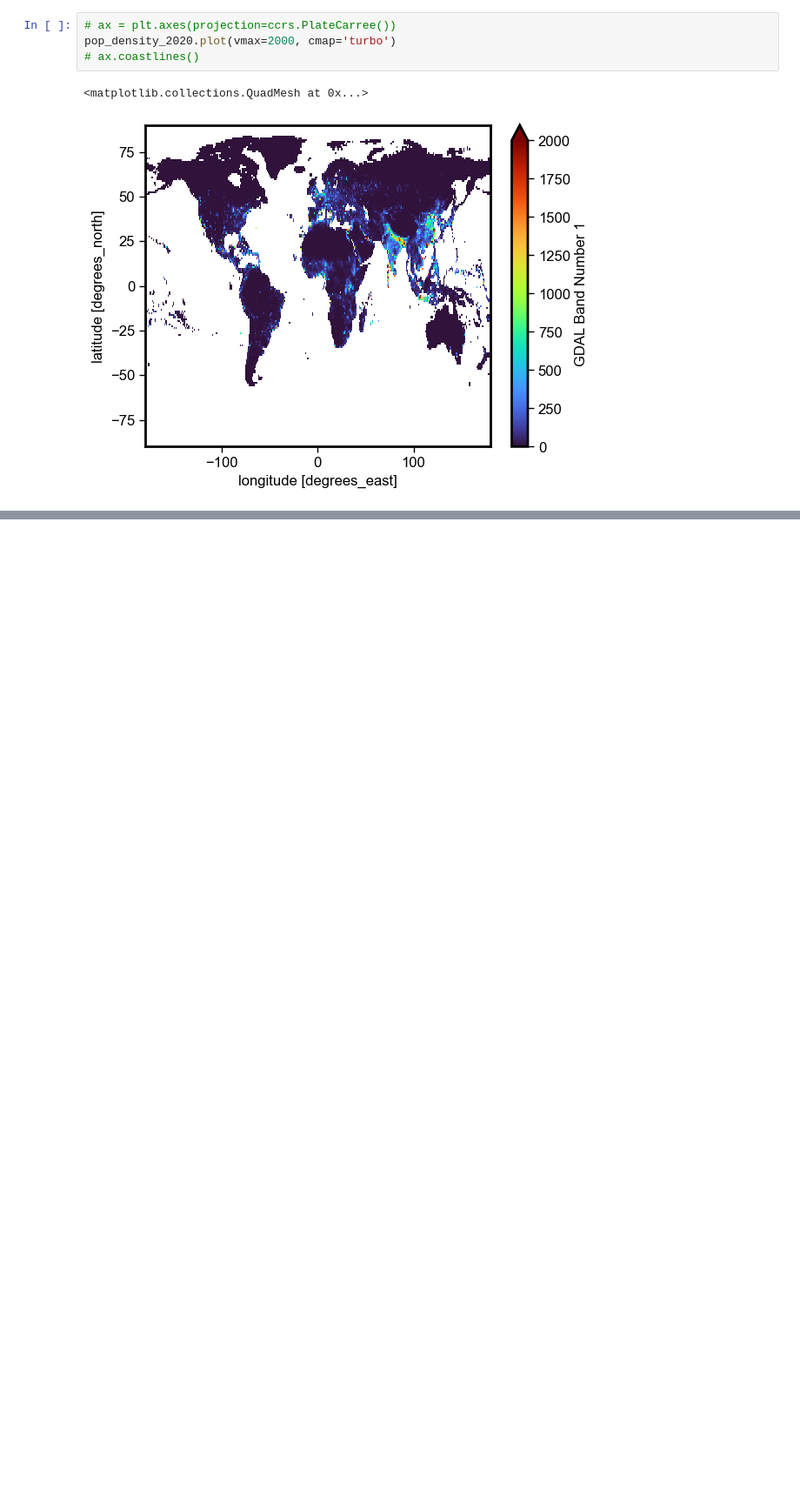
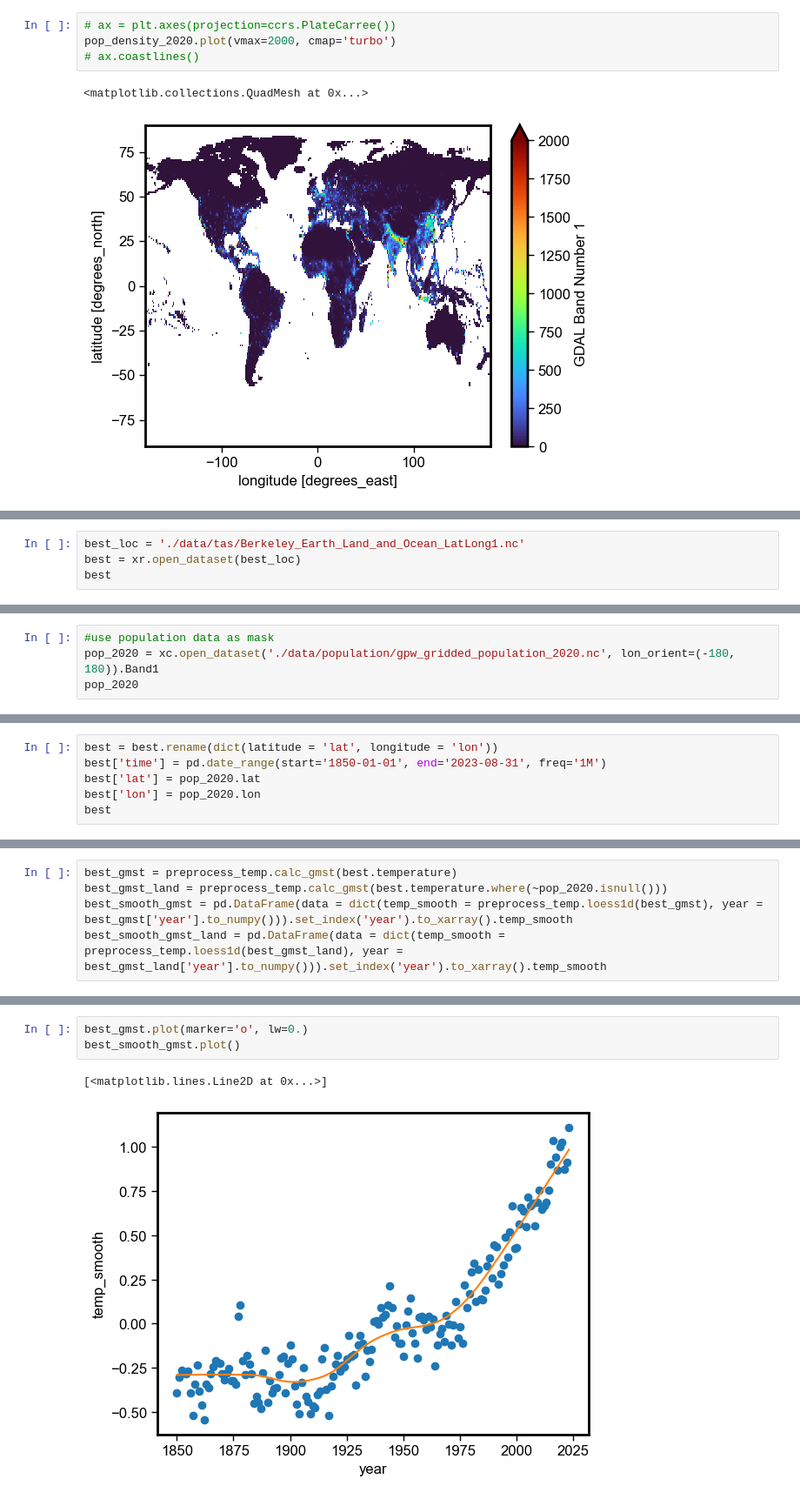
Before and after one commit to adisen99/reg_temp_accl, a Jupyter notebook: 06_code_review1.ipynb, the cells around one changed output, grey strips where cells are left out. Shown: that part at 87% size. Saved outputs shown, nothing was run; the diff lists cells and outputs as text; blank space fills up the shorter version.

```diff
--- a/06_code_review1.ipynb
+++ b/06_code_review1.ipynb
@@ -57,0 +60,4 @@ pop_density_2020.plot(vmax=2000, cmap='turbo')
+# %%
+best_loc = './data/tas/Berkeley_Earth_Land_and_Ocean_LatLong1.nc'
+best = xr.open_dataset(best_loc)
+best
@@ -57,0 +84,4 @@ pop_density_2020.plot(vmax=2000, cmap='turbo')
+# %%
+#use population data as mask
+pop_2020 = xc.open_dataset('./data/population/gpw_gridded_population_2020.nc', lon_orient=(-180, 180)).Band1
+pop_2020
@@ -57,0 +99,6 @@ pop_density_2020.plot(vmax=2000, cmap='turbo')
+# %%
+best = best.rename(dict(latitude = 'lat', longitude = 'lon'))
+best['time'] = pd.date_range(start='1850-01-01', end='2023-08-31', freq='1M')
+best['lat'] = pop_2020.lat
+best['lon'] = pop_2020.lon
+best
@@ -57,0 +128,5 @@ pop_density_2020.plot(vmax=2000, cmap='turbo')
+# %%
+best_gmst = preprocess_temp.calc_gmst(best.temperature)
+best_gmst_land = preprocess_temp.calc_gmst(best.temperature.where(~pop_2020.isnull()))
+best_smooth_gmst = pd.DataFrame(data = dict(temp_smooth = preprocess_temp.loess1d(best_gmst), year = best_gmst['year'].to_numpy())).set_index('year').to_xarray().temp_smooth
+best_smooth_gmst_land = pd.DataFrame(data = dict(temp_smooth = preprocess_temp.loess1d(best_gmst_land), year = best_gmst_land['year'].to_numpy())).set_index('year').to_xarray().temp_smooth
@@ -57,0 +150,6 @@ pop_density_2020.plot(vmax=2000, cmap='turbo')
+# %%
+best_gmst.plot(marker='o', lw=0.)
+best_smooth_gmst.plot()
+# %% [output]
+[<matplotlib.lines.Line2D at 0x...>]
+[figure, added]
```
Also changed, not shown: parts of 19 cells of this notebook, 2 other files.
